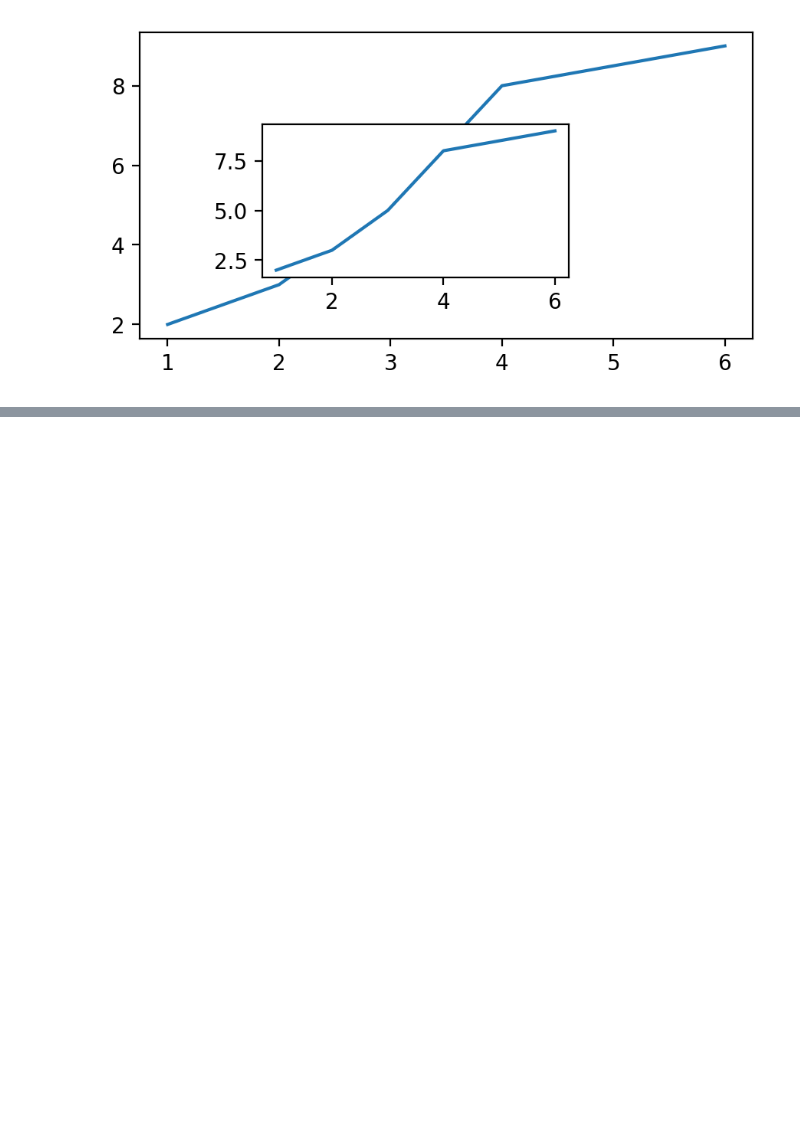
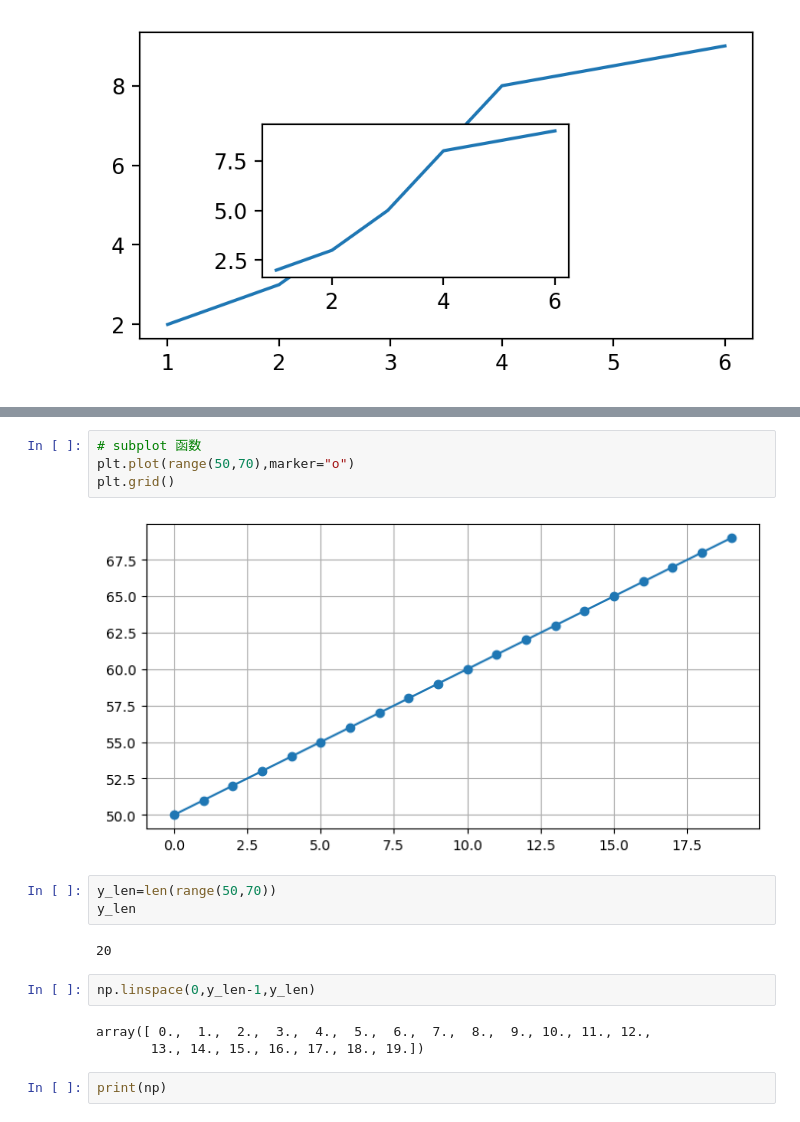
Before and after one commit to ximi2002/KNG_LAB, a Jupyter notebook: DiveIntoDeepLearning/matplotlib.ipynb, the cells around one changed output, grey strips where cells are left out. Saved outputs shown, nothing was run; the diff lists cells and outputs as text; blank space fills up the shorter version.

```diff
--- a/DiveIntoDeepLearning/matplotlib.ipynb
+++ b/DiveIntoDeepLearning/matplotlib.ipynb
@@ -489,0 +509,18 @@ plt.plot()
+# %%
+# subplot 函数
+plt.plot(range(50,70),marker="o")
+plt.grid()
+# %% [output]
+[figure, added]
+# %%
+y_len=len(range(50,70))
+y_len
+# %% [output]
+20
+# %%
+np.linspace(0,y_len-1,y_len)
+# %% [output]
+array([ 0.,  1.,  2.,  3.,  4.,  5.,  6.,  7.,  8.,  9., 10., 11., 12.,
+       13., 14., 15., 16., 17., 18., 19.])
+# %%
+print(np)
```
Also changed, not shown: parts of 2 cells of this notebook.
